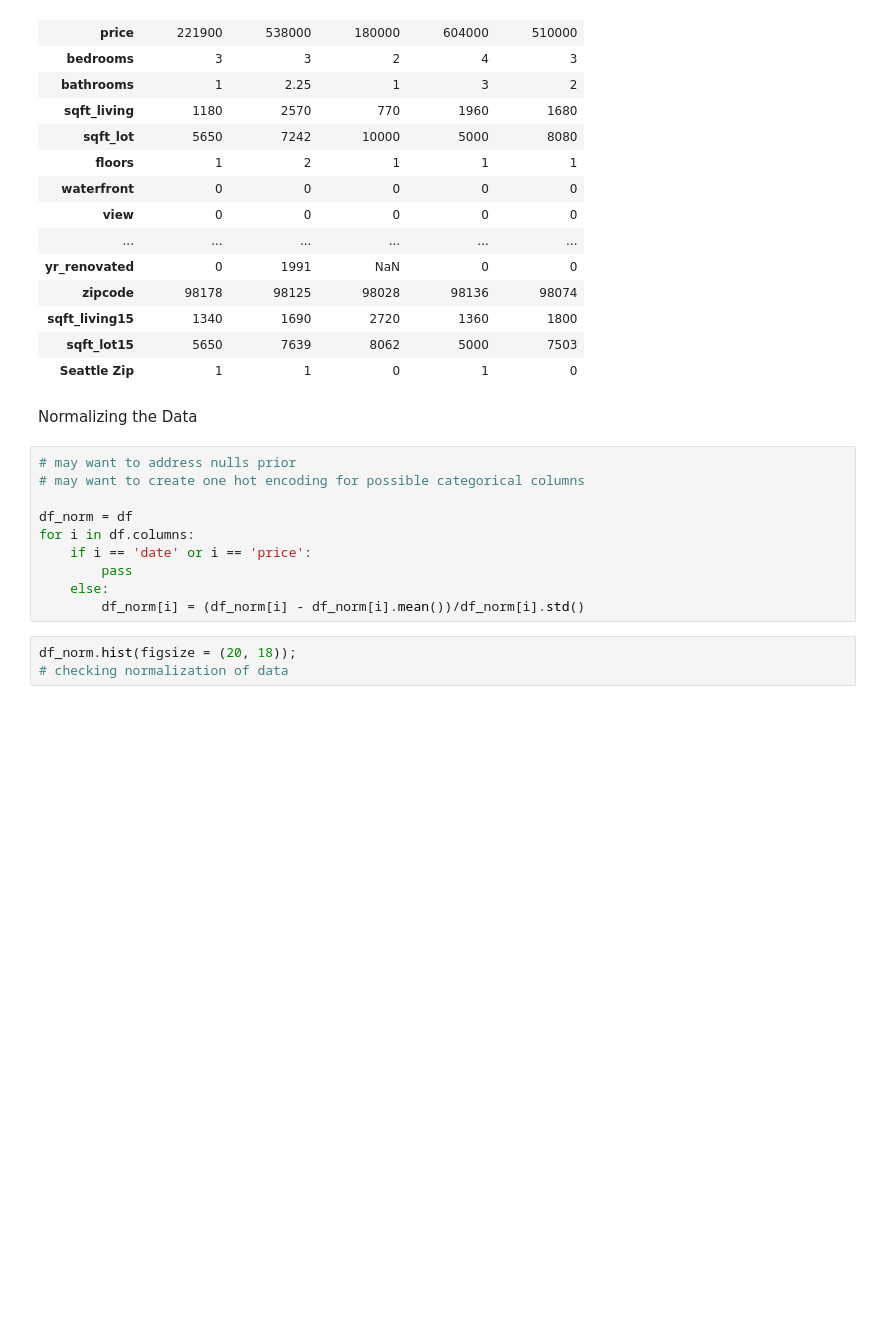
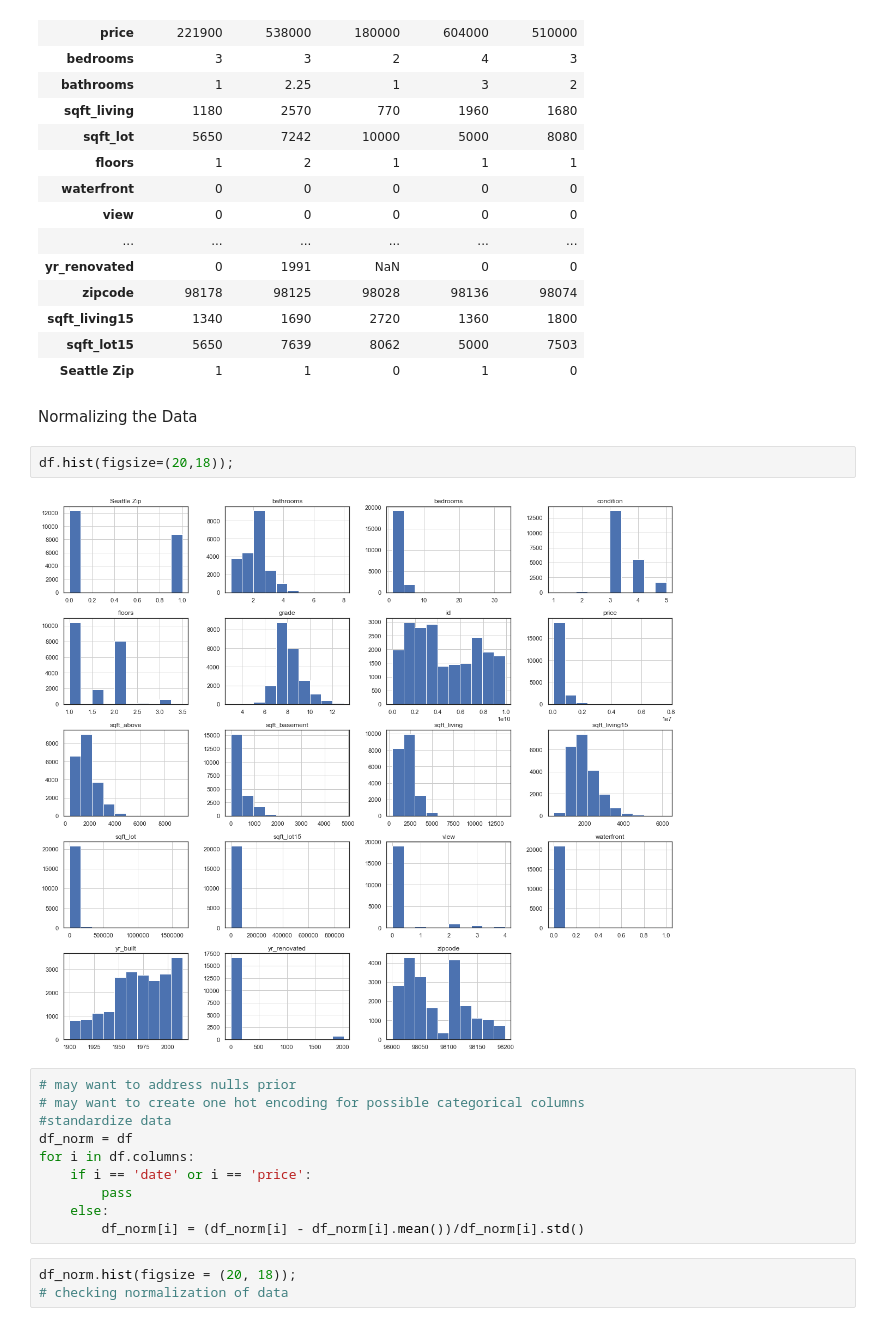
Before and after one commit to mandoiwanaga/dsc-1-final-project, a Jupyter notebook: project.ipynb, the cells around one changed output. Drawn from its saved outputs; the diff is of its cells as text; blank space fills up the shorter version.

```diff
--- a/project.ipynb
+++ b/project.ipynb
@@ -182,10 +182,14 @@ df.head().T
 | Seattle Zip | 1 | 1 | 0 | 1 | 0 |
 # %% [markdown]
 Normalizing the Data
+# %%
+df.hist(figsize=(20,18));
+# %% [output]
+[figure, added]
 # %%
 # may want to address nulls prior
 # may want to create one hot encoding for possible categorical columns
-
+#standardize data
 df_norm = df
 for i in df.columns:
     if i == 'date' or i == 'price':
```
Also changed, not shown: parts of 13 cells of this notebook.
